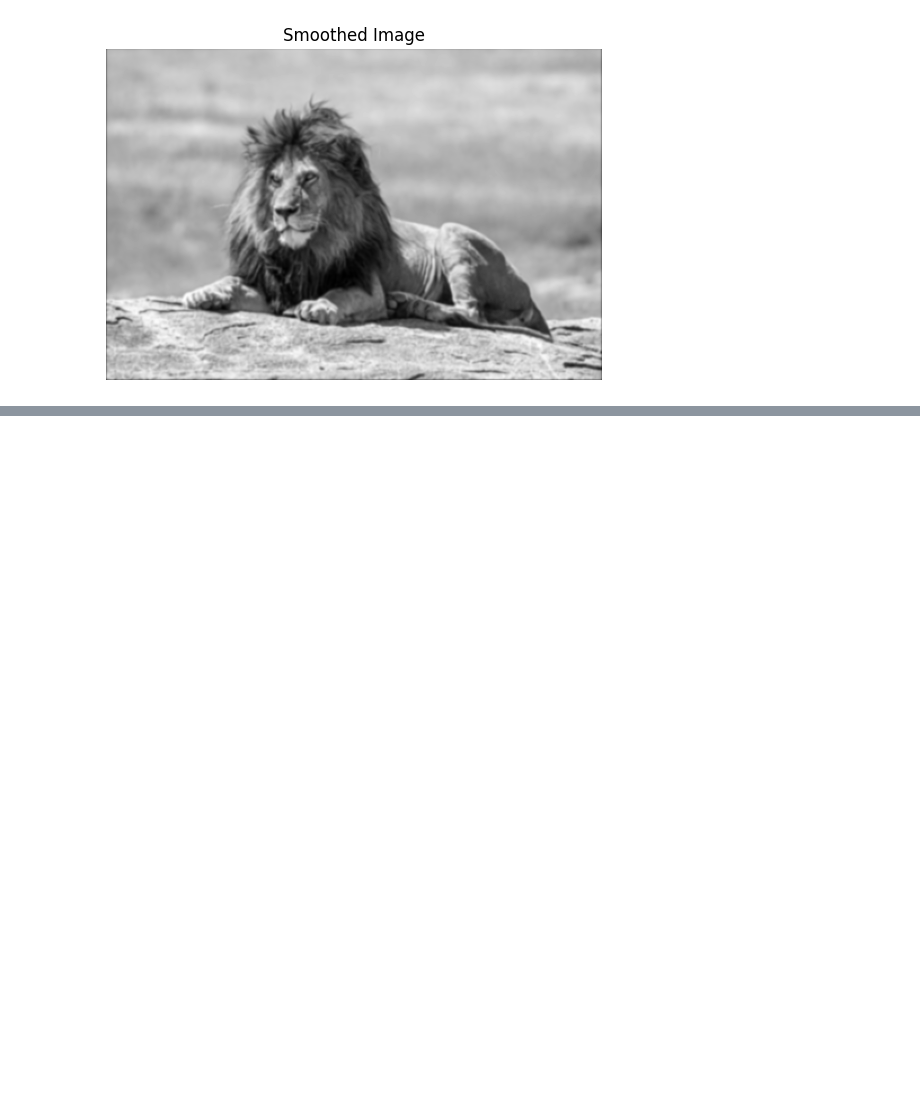
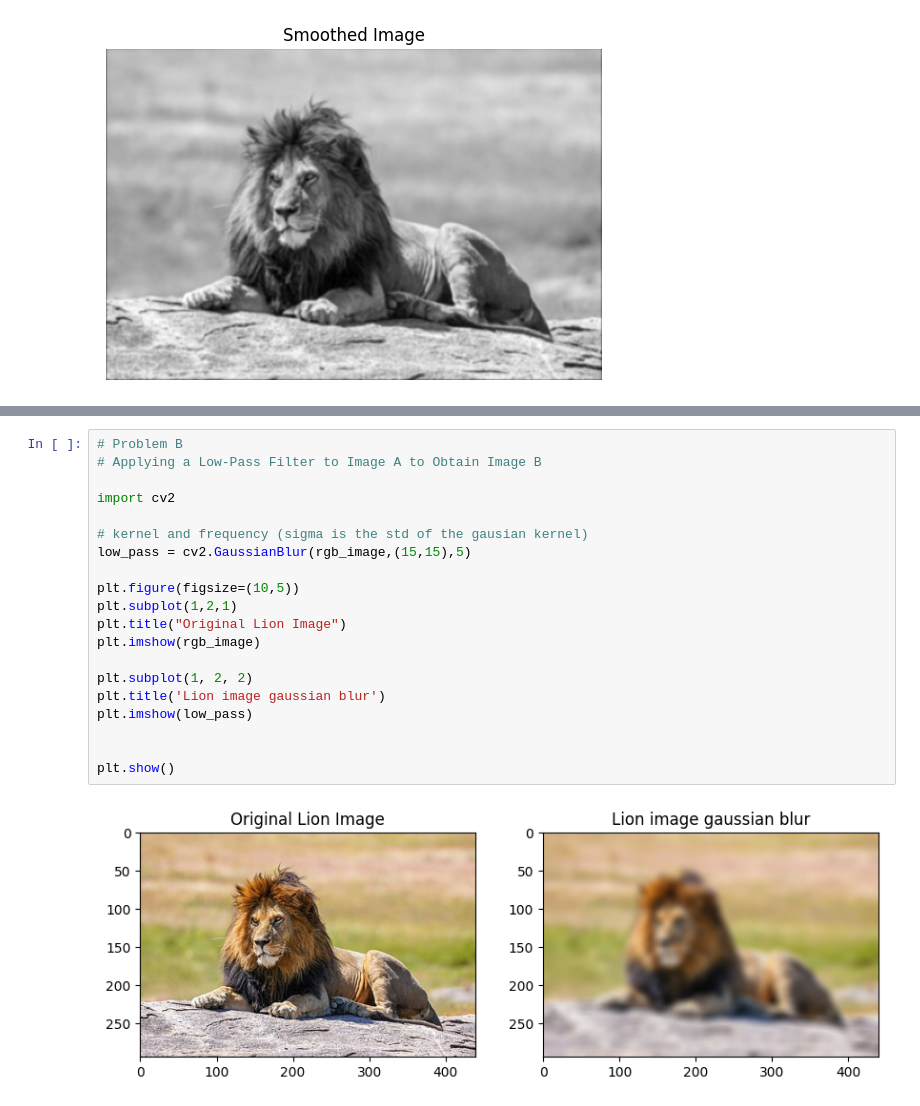
Before and after one commit to JesusMGalindo/Edge-Detection-and-Hybrid-Image-Processing, a Jupyter notebook: hybrid.ipynb, the cells around one changed output, grey strips where cells are left out. Cells and saved outputs as stored; diff of their text form; blank space fills up the shorter version.

Commit message:
Finish problem b

```diff
--- a/hybrid.ipynb
+++ b/hybrid.ipynb
@@ -132,3 +133,25 @@ plt.axis('off')
 plt.show()
 # %% [output]
 [figure]
+# %%
+# Problem B
+# Applying a Low-Pass Filter to Image A to Obtain Image B
+
+import cv2
+
+# kernel and frequency (sigma is the std of the gausian kernel)
+low_pass = cv2.GaussianBlur(rgb_image,(15,15),5)
+
+plt.figure(figsize=(10,5))
+plt.subplot(1,2,1)
+plt.title("Original Lion Image")
+plt.imshow(rgb_image)
+
+plt.subplot(1, 2, 2)
+plt.title('Lion image gaussian blur')
+plt.imshow(low_pass)
+
+
+plt.show()
+# %% [output]
+[figure, added]
```
Also changed, not shown: parts of 5 cells of this notebook, 2 other files.
